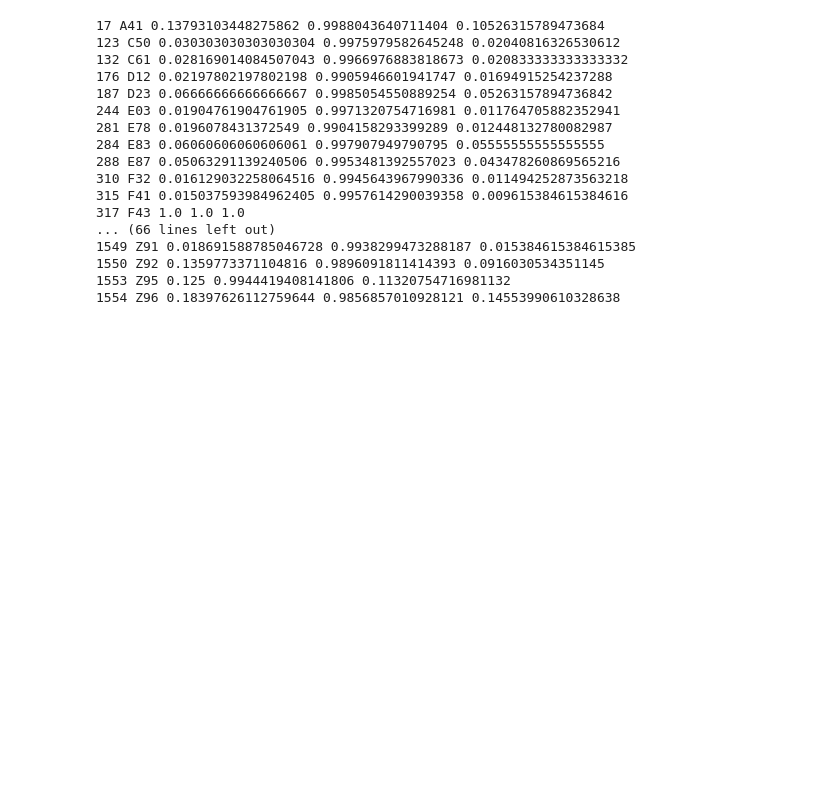
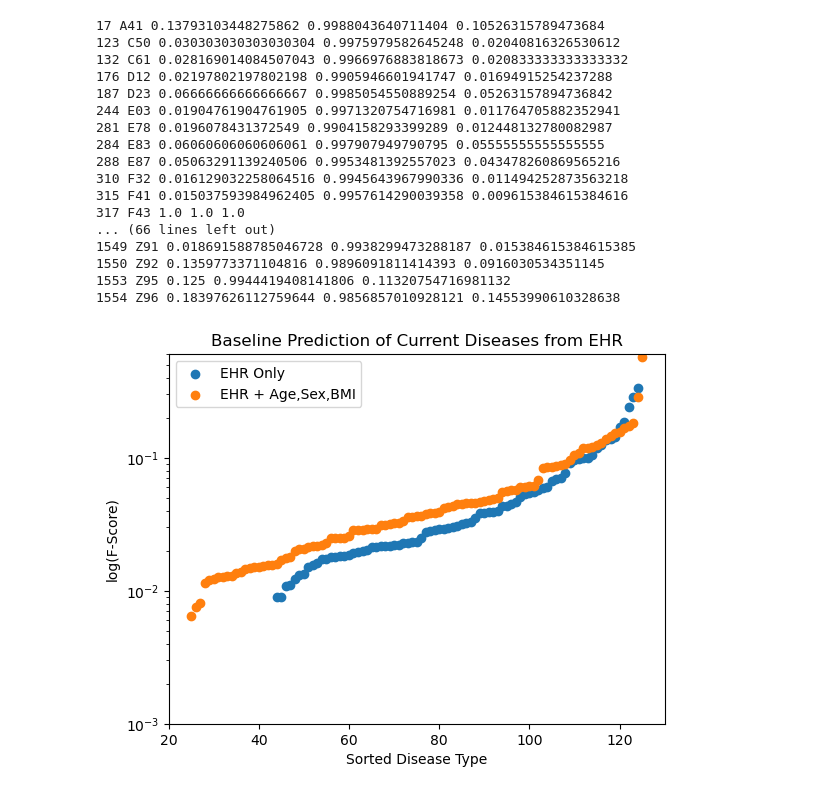
Before and after one commit to aorliche/PNC, a Jupyter notebook: EHR/EHR15SimpleLogisticDropRepeatCodes.ipynb, the cells around one changed output. Saved outputs shown, nothing was run; the diff lists cells and outputs as text; code cells hidden in the pictures; blank space fills up the shorter version.

Commit message:
Graph comparing ehr with ehr+age,sex,bmi

```diff
--- a/EHR/EHR15SimpleLogisticDropRepeatCodes.ipynb
+++ b/EHR/EHR15SimpleLogisticDropRepeatCodes.ipynb
@@ -123,3 +180,52 @@ with open('/run/media/anton/Elements/UKB/lr1000_results.txt', 'r') as f:
 1550 Z92 0.1359773371104816 0.9896091811414393 0.0916030534351145
 1553 Z95 0.125 0.9944419408141806 0.11320754716981132
 1554 Z96 0.18397626112759644 0.9856857010928121 0.14553990610328638
+# %%
+results0 = np.zeros(D)
+results1 = np.zeros(D)
+
+with open('/run/media/anton/Elements/UKB/lr1000_results.txt', 'r') as f:
+    lines0 = f.readlines()
+    for line in lines0:
+        p = line.split()
+        idx = int(p[0])
+        f = float(p[2])
+        results0[idx] = f
+
+with open('/run/media/anton/Elements/UKB/lr1000_demo_results.txt', 'r') as f:
+    lines1 = f.readlines()
+    for line in lines1:
+        p = line.split()
+        idx = int(p[0])
+        f = float(p[2])
+        results1[idx] = f
+
+sig_results0 = []
+sig_results1 = []
+
+for r0, r1 in zip(results0, results1):
+    if r0 > 0 or r1 > 0:
+        sig_results0.append(r0)
+        sig_results1.append(r1)
+
+sig_results0.sort()
+sig_results1.sort()
+
+import matplotlib.pyplot as plt
+
+plt.scatter(np.arange(len(sig_results0)), sig_results0, label='EHR Only')
+plt.scatter(np.arange(len(sig_results1)), sig_results1, label='EHR + Age,Sex,BMI')
+
+plt.xlim([20,130])
+plt.ylim([0.001,0.6])
+plt.legend()
+plt.yscale('log')
+
+plt.ylabel('log(F-Score)')
+plt.xlabel('Sorted Disease Type')
+
+plt.title('Baseline Prediction of Current Diseases from EHR')
+
+plt.show()
+# %% [output]
+[figure, added]
```
Also changed, not shown: parts of 5 cells of this notebook.
